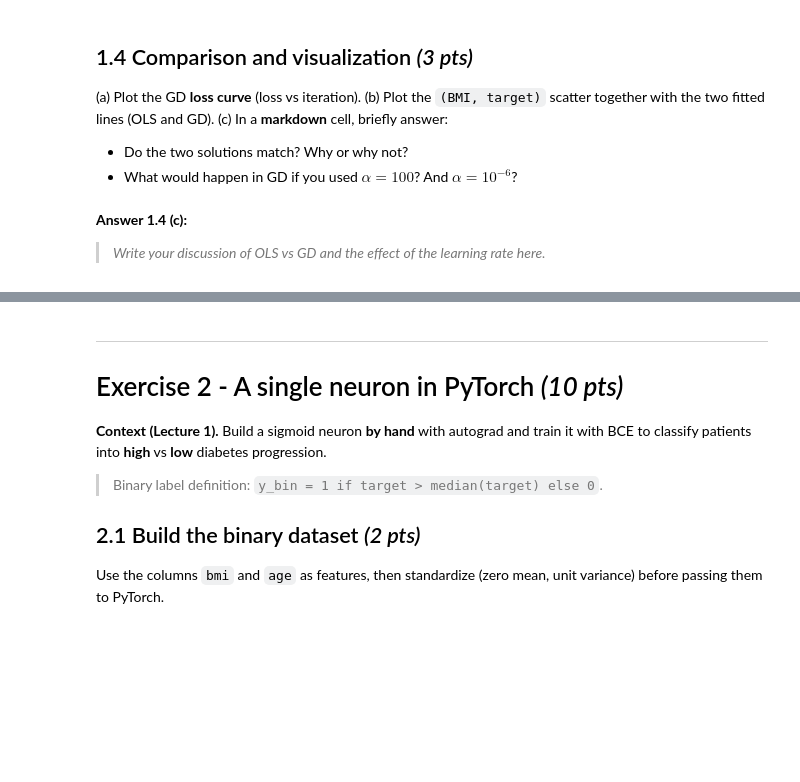
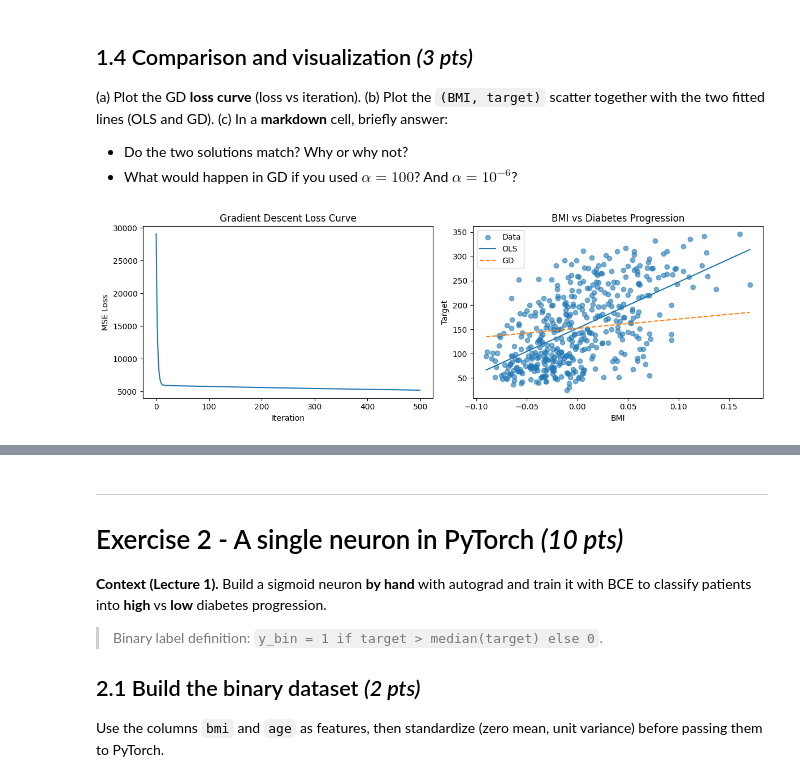
Before and after one commit to SusanaGonzales/Personal, a Jupyter notebook: homework_1/code-Part 2.ipynb, the cells around one changed output, grey strips where cells are left out. Saved outputs shown, nothing was run; the diff lists cells and outputs as text; code cells hidden in the pictures; blank space fills up the shorter version.

```diff
--- a/homework_1/code-Part 2.ipynb
+++ b/homework_1/code-Part 2.ipynb
@@ -222,16 +222,31 @@ Final loss: 5188.662985578095
 # %%
 # 1.4 - Plots
 fig, axes = plt.subplots(1, 2, figsize=(12, 4))
 
 # (a) loss curve
-# TODO: axes[0].plot(...); axes[0].set(...)
+axes[0].plot(loss_hist)
+axes[0].set(
+    title="Gradient Descent Loss Curve",
+    xlabel="Iteration",
+    ylabel="MSE Loss"
+)
 
 # (b) scatter + two lines
-# TODO: axes[1].scatter(...); axes[1].plot(...); axes[1].plot(...)
+x_plot = np.linspace(X_bmi.min(), X_bmi.max(), 100)
+y_ols_plot = w_ols * x_plot + b_ols
+y_gd_plot = w_gd * x_plot + b_gd
+
+axes[1].scatter(X_bmi[:, 0], y, alpha=0.6, label="Data")
+axes[1].plot(x_plot, y_ols_plot, label="OLS")
+axes[1].plot(x_plot, y_gd_plot, linestyle="--", label="GD")
+axes[1].set(
+    title="BMI vs Diabetes Progression",
+    xlabel="BMI",
+    ylabel="Target"
+)
+axes[1].legend()
 
 plt.tight_layout()
 plt.show()
+# %% [output]
+[figure, added]
-# %% [markdown]
-**Answer 1.4 (c):**
-
-> *Write your discussion of OLS vs GD and the effect of the learning rate here.*
```
Also changed, not shown: parts of 1 cell of this notebook.
